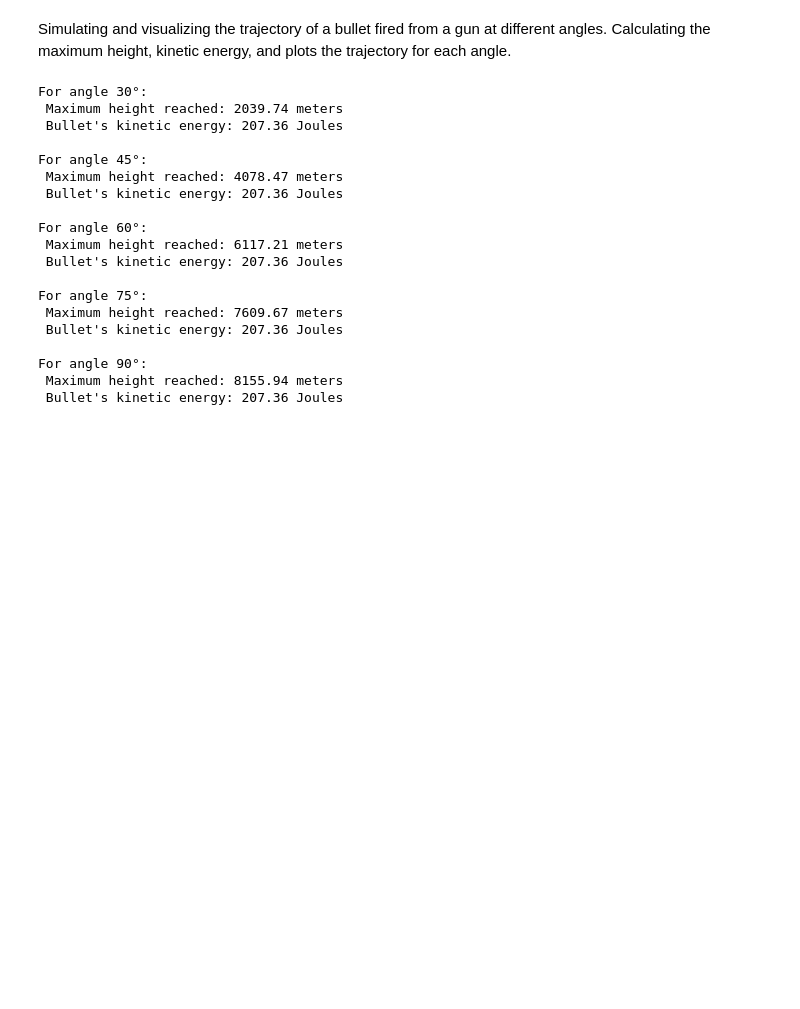
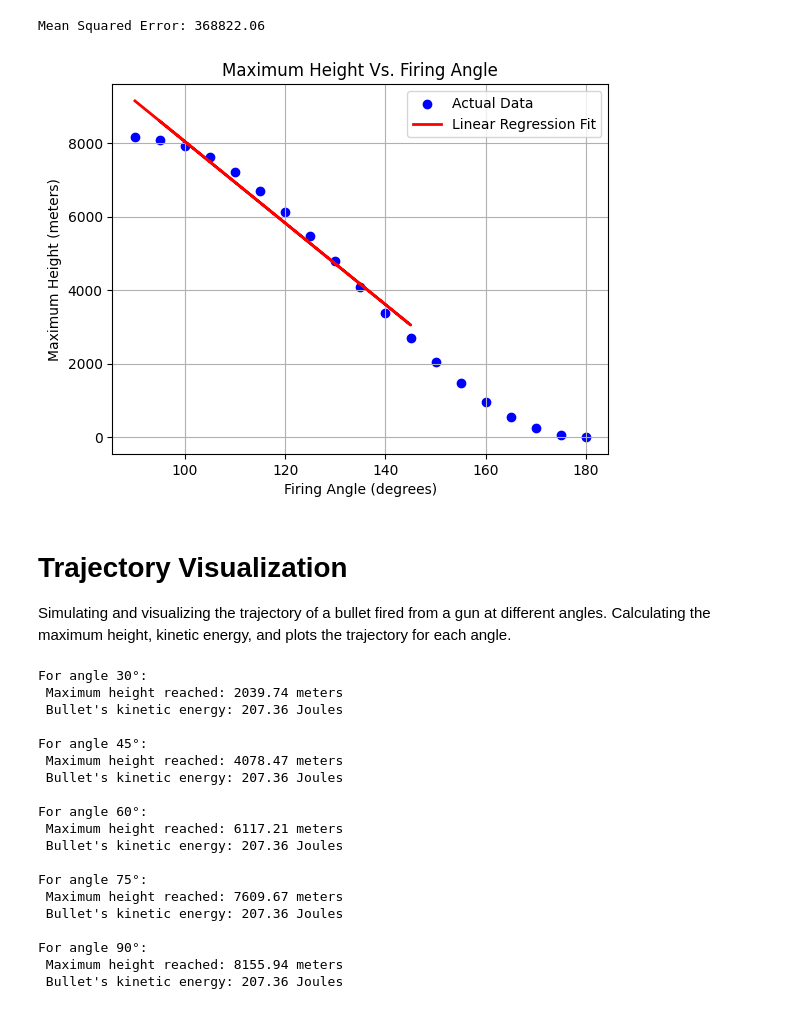
Before and after one commit to denistoo749/Gun-Problem-Simulation, a Jupyter notebook: gun_problem_simulation.ipynb, the cells around one changed output. Saved outputs shown, nothing was run; the diff lists cells and outputs as text; code cells hidden in the pictures; blank space fills up the shorter version.

```diff
--- a/gun_problem_simulation.ipynb
+++ b/gun_problem_simulation.ipynb
@@ -125,4 +264,21 @@ validating the figures through the equations
+# %%
+# Simulate for angles greater than 90 degrees
+angles_deg_90_180 = np.arange(90, 181, 5)  # Angles from 90 to 180 degrees
+max_heights_90_180 = generate_data(angles_deg_90_180, initialVelocity, initialHeight)
+
+# Convert to numpy arrays for regression
+angles_deg_90_180 = np.array(angles_deg_90_180).reshape(-1, 1)
+
+# Perform regression for angles 90 to 180
+model_90_180, y_pred_90_180, X_test_90_180 = perform_regression(angles_deg_90_180, max_heights_90_180)
+
+# Plotting results for angles 90 to 180
+plot_results(angles_deg_90_180, max_heights_90_180, X_test_90_180, y_pred_90_180)
+# %% [output]
+Mean Squared Error: 368822.06
+[figure, added]
 # %% [markdown]
+# Trajectory Visualization
 Simulating and visualizing the trajectory of a bullet fired from a gun at different angles. Calculating the maximum height, kinetic energy, and plots the trajectory for each angle.
 # %%
 import math
```
Also changed, not shown: parts of 6 cells of this notebook.
